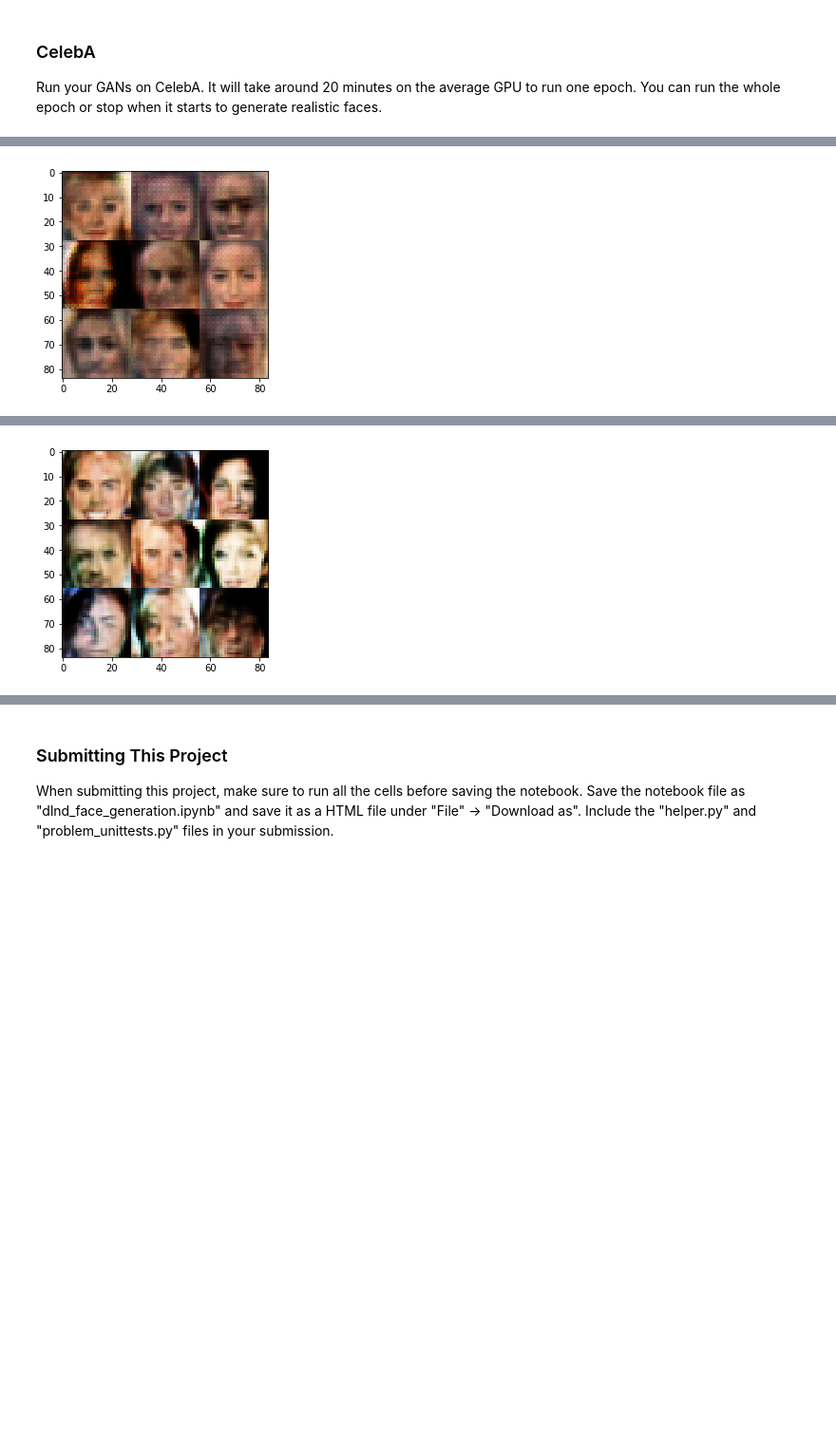
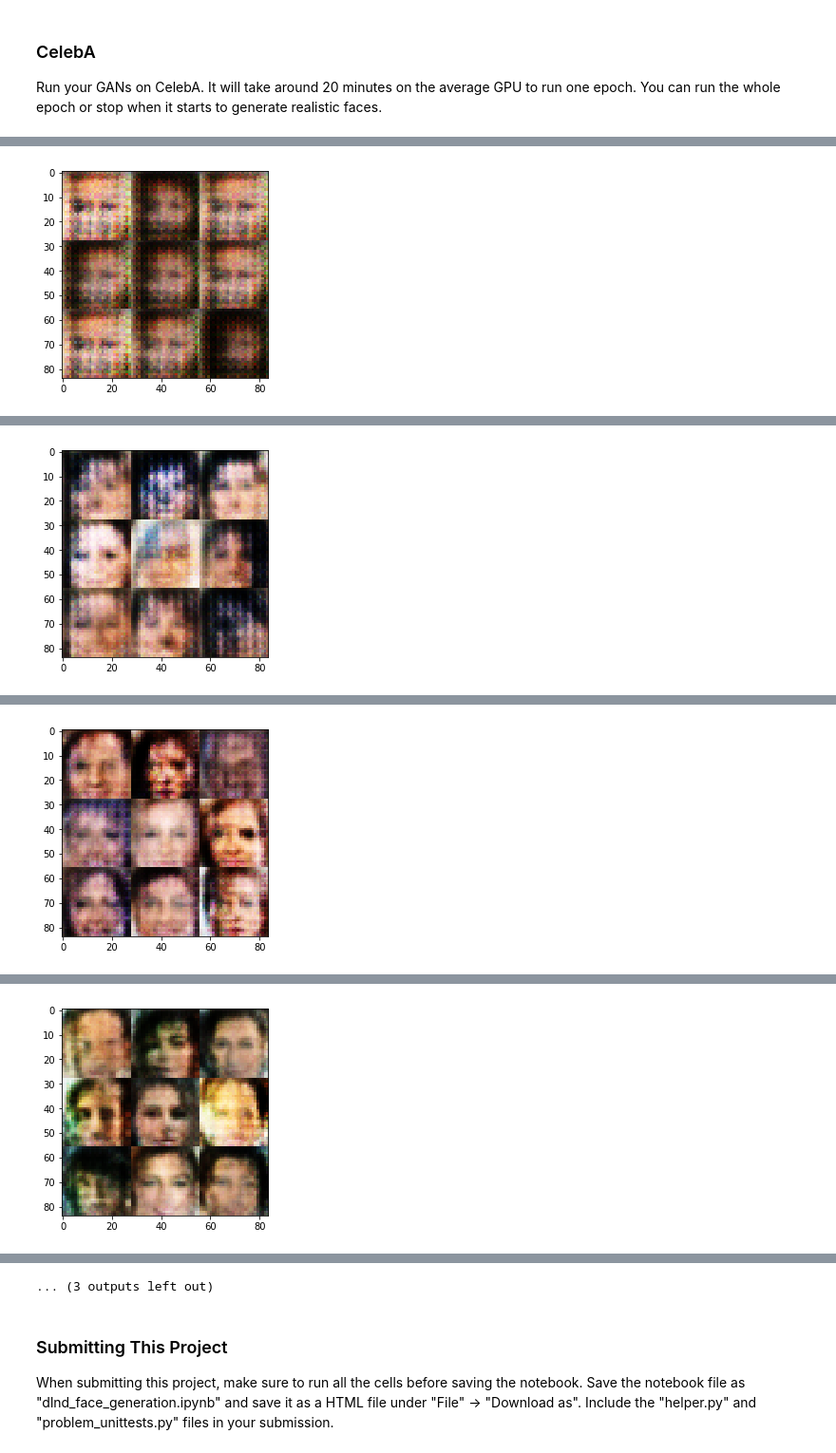
Before and after one commit to samuxiii/dlf, a Jupyter notebook: p5/dlnd_face_generation.ipynb, the cells around one changed output, grey strips where cells are left out. Shown at 95% size. Drawn from its saved outputs; the diff is of its cells as text; code cells hidden in the pictures; blank space fills up the shorter version.

Commit message:
Removed one layer in discriminator and tested in 1 epoch

```diff
--- a/p5/dlnd_face_generation.ipynb
+++ b/p5/dlnd_face_generation.ipynb
@@ -144,30 +144,30 @@ def discriminator(images, reuse=False):
     #leaky relu hyperparameter
     alpha = 0.2
     #droupout hyperparameter
-    drop_rate = 0.5
+    drop_rate = 0.4
 
     with tf.variable_scope('discriminator', reuse=reuse):
         #28x28
-        conv = tf.layers.conv2d(images, 128, 5, strides=2, padding='same')
+        conv = tf.layers.conv2d(images, 128, 5, strides=4, padding='same')
         conv = tf.maximum(alpha * conv, conv) #leaky relu allows gradient to flow
         conv = tf.layers.dropout(conv, drop_rate, training=True) #improves generalization and gets generator a chance to learn
         #print(conv.get_shape().as_list())
 
-        #28x28x128
+        #7x7x128
         conv = tf.layers.conv2d(conv, 256, 5, strides=2, padding='same')
         conv = tf.layers.batch_normalization(conv, training=True)
         conv = tf.maximum(alpha * conv, conv)
         conv = tf.layers.dropout(conv, drop_rate, training=True) #improves generalization and gets generator a chance to learn
         #print(conv.get_shape().as_list())
 
-        #14x14x256
-        conv = tf.layers.conv2d(conv, 512, 4, strides=2, padding='same')
-        conv = tf.layers.batch_normalization(conv, training=True)
-        conv = tf.maximum(alpha * conv, conv)
-        conv = tf.layers.dropout(conv, drop_rate, training=True) #improves generalization and gets generator a chance to learn
+        #layer removed in order to make the discriminator less expressive (giving advantage to generator)
+        #conv = tf.layers.conv2d(conv, 512, 4, strides=2, padding='same')
+        #conv = tf.layers.batch_normalization(conv, training=True)
+        #conv = tf.maximum(alpha * conv, conv)
+        #conv = tf.layers.dropout(conv, drop_rate, training=True)
         #print(conv.get_shape().as_list())
 
-        #7x7x512
+        #4x4x256
         flatten_shape = np.prod(conv.get_shape().as_list()[1:])
         flatten = tf.reshape(conv, [-1, flatten_shape])
         #print("Flatten shape: {}".format(flatten_shape))
@@ -199,7 +199,6 @@ def generator(z, out_channel_dim, is_train=True):
     """
     #leaky relu hyperparameter
     alpha = 0.2
-    drop_rate = 0.1
 
     with tf.variable_scope('generator', reuse=not is_train):
         z = tf.layers.dense(z, 4*4*512,
@@ -208,7 +207,6 @@ def generator(z, out_channel_dim, is_train=True):
         z = tf.reshape(z, [-1, 4, 4, 512])
         z = tf.layers.batch_normalization(z, training=is_train)
         z = tf.maximum(alpha * z, z)
-        #z = tf.layers.dropout(z, drop_rate, training=is_train)
 
         #print(z.get_shape().as_list())
 
@@ -218,7 +216,6 @@ def generator(z, out_channel_dim, is_train=True):
                                           activation=None)
         conv = tf.layers.batch_normalization(conv, training=is_train)
         conv = tf.maximum(alpha * conv, conv)
-        #conv = tf.layers.dropout(conv, drop_rate, training=is_train)
         #print(conv.get_shape().as_list())
 
 
@@ -228,7 +225,6 @@ def generator(z, out_channel_dim, is_train=True):
                                           activation=None)
         conv = tf.layers.batch_normalization(conv, training=is_train)
         conv = tf.maximum(alpha * conv, conv)
-        #conv = tf.layers.dropout(conv, drop_rate, training=is_train)
         #print(conv.get_shape().as_list())
 
         #14x14x128
@@ -267,18 +263,22 @@ def model_loss(input_real, input_z, out_channel_dim):
 
 
     d_loss_fake = tf.reduce_mean(
-        tf.nn.sigmoid_cross_entropy_with_logits(logits=d_logits_fake, labels=tf.zeros_like(d_model_fake))
+        tf.nn.sigmoid_cross_entropy_with_logits(logits=d_logits_fake,
+                                                labels=tf.zeros_like(d_model_fake))
                            )
-    #avoiding always have 1's for real logits, we have to reduce these to allow generator to improve
+
+    #avoiding 1's for real logits, we have to reduce these to allow generator to improve
     label_smoothing = 0.9
     d_loss_real = tf.reduce_mean(
-        tf.nn.sigmoid_cross_entropy_with_logits(logits=d_logits_real, labels=tf.ones_like(d_model_real) * label_smoothing)
+        tf.nn.sigmoid_cross_entropy_with_logits(logits=d_logits_real,
+                                                labels=tf.ones_like(d_model_real) * label_smoothing)
                            )
 
     d_loss = d_loss_real + d_loss_fake
 
     g_loss = tf.reduce_mean(
-        tf.nn.sigmoid_cross_entropy_with_logits(logits=d_logits_fake, labels=tf.ones_like(d_model_fake))
+        tf.nn.sigmoid_cross_entropy_with_logits(logits=d_logits_fake,
+                                                labels=tf.ones_like(d_model_fake))
                            )
 
     return d_loss, g_loss
@@ -402,7 +402,7 @@ def train(epoch_count, batch_size, z_dim, learning_rate, beta1, get_batches, dat
                 z = np.random.uniform(-1, 1, size=(batch_size, z_dim))
 
                 #images are in range [-0.5, 0.5], changing to [-1, 1]
-                batch_images = batch_images * 2.0
+                batch_images *= 2.0
 
                 #compute loss
                 _ = sess.run(d_train_opt, feed_dict={input_z: z,
@@ -433,10 +433,11 @@ def train(epoch_count, batch_size, z_dim, learning_rate, beta1, get_batches, dat
 
             print("End batch")
         print("End epoch")
+
+        print("Final images:")
+        show_generator_output(sess, 25, input_z, out_channel_dim, data_image_mode)
+
     print("End")
-
-    print("Final images:")
-    show_generator_output(sess, 9, input_z, out_channel_dim, data_image_mode)
 # %% [markdown]
 ### MNIST
 Test your GANs architecture on MNIST.  After 2 epochs, the GANs should be able to generate images that look like handwritten digits.  Make sure the loss of the generator is lower than the loss of the discriminator or close to 0.
@@ -585,7 +586,7 @@ Epoch 2/2... Discriminator Loss: 1.1058... Generator Loss: 1.5189
 ### CelebA
 Run your GANs on CelebA.  It will take around 20 minutes on the average GPU to run one epoch.  You can run the whole epoch or stop when it starts to generate realistic faces.
 # %%
-batch_size = 128
+batch_size = 64
 z_dim = 100
 learning_rate = 0.0002
 beta1 = 0.5
@@ -624 +625 @@ Epoch 1/1... Discriminator Loss: 0.5481... Generator Loss: 4.6531
-[figure, old version]
+[figure, new version]
@@ -645 +646 @@ Epoch 1/1... Discriminator Loss: 0.6764... Generator Loss: 3.6246
-[figure, old version]
+[figure, new version]
@@ -647,0 +667 @@ Epoch 1/1... Discriminator Loss: 0.4403... Generator Loss: 3.3352
+[figure, added]
@@ -648,0 +688 @@ KeyboardInterrupt:
+[figure, added]
@@ -649,3 +731,4 @@ KeyboardInterrupt:
+... (3 outputs left out)
 # %% [markdown]
 ### Submitting This Project
 When submitting this project, make sure to run all the cells before saving the notebook. Save the notebook file as "dlnd_face_generation.ipynb" and save it as a HTML file under "File" -> "Download as". Include the "helper.py" and "problem_unittests.py" files in your submission.
```
Also changed, not shown: parts of 2 cells of this notebook, 1 other file.
